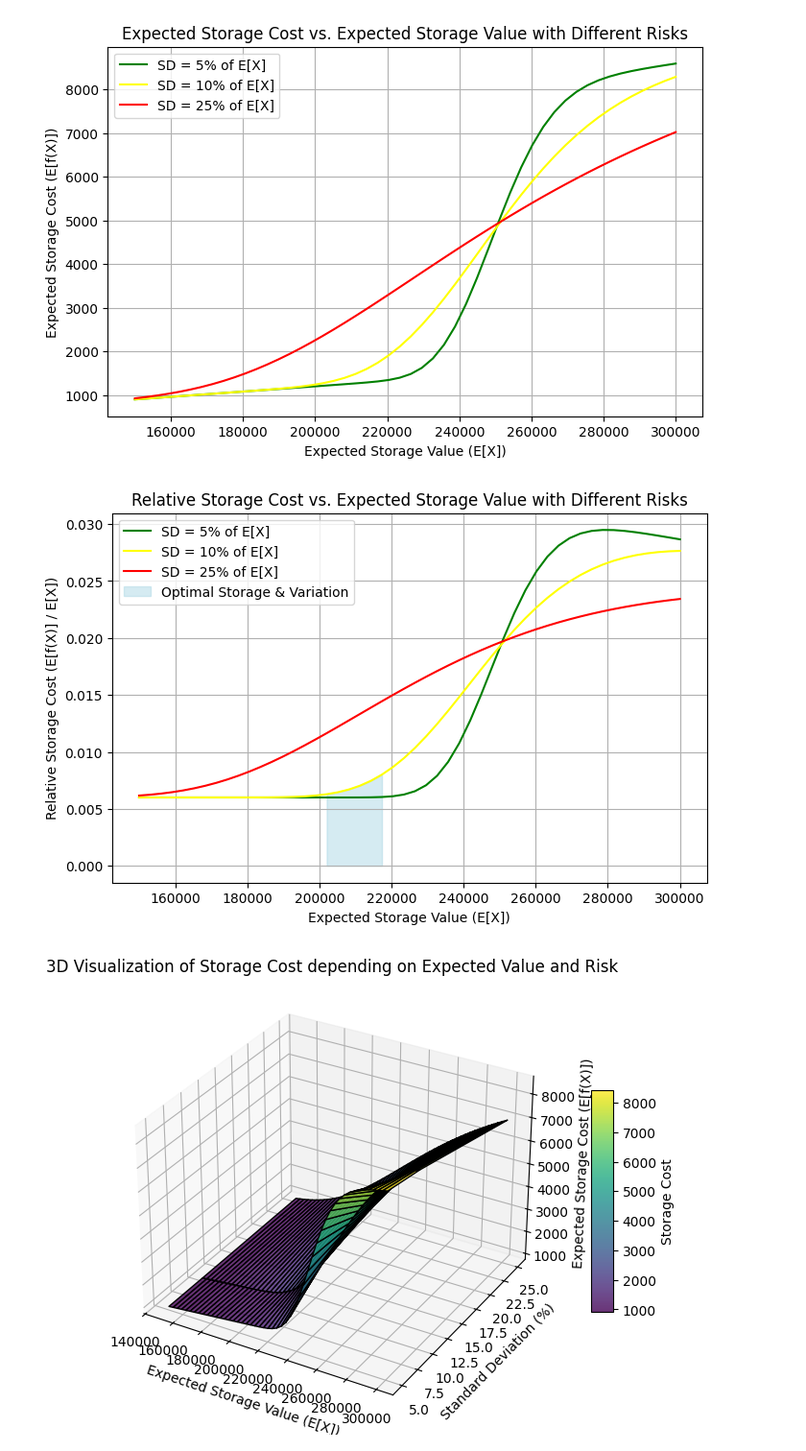
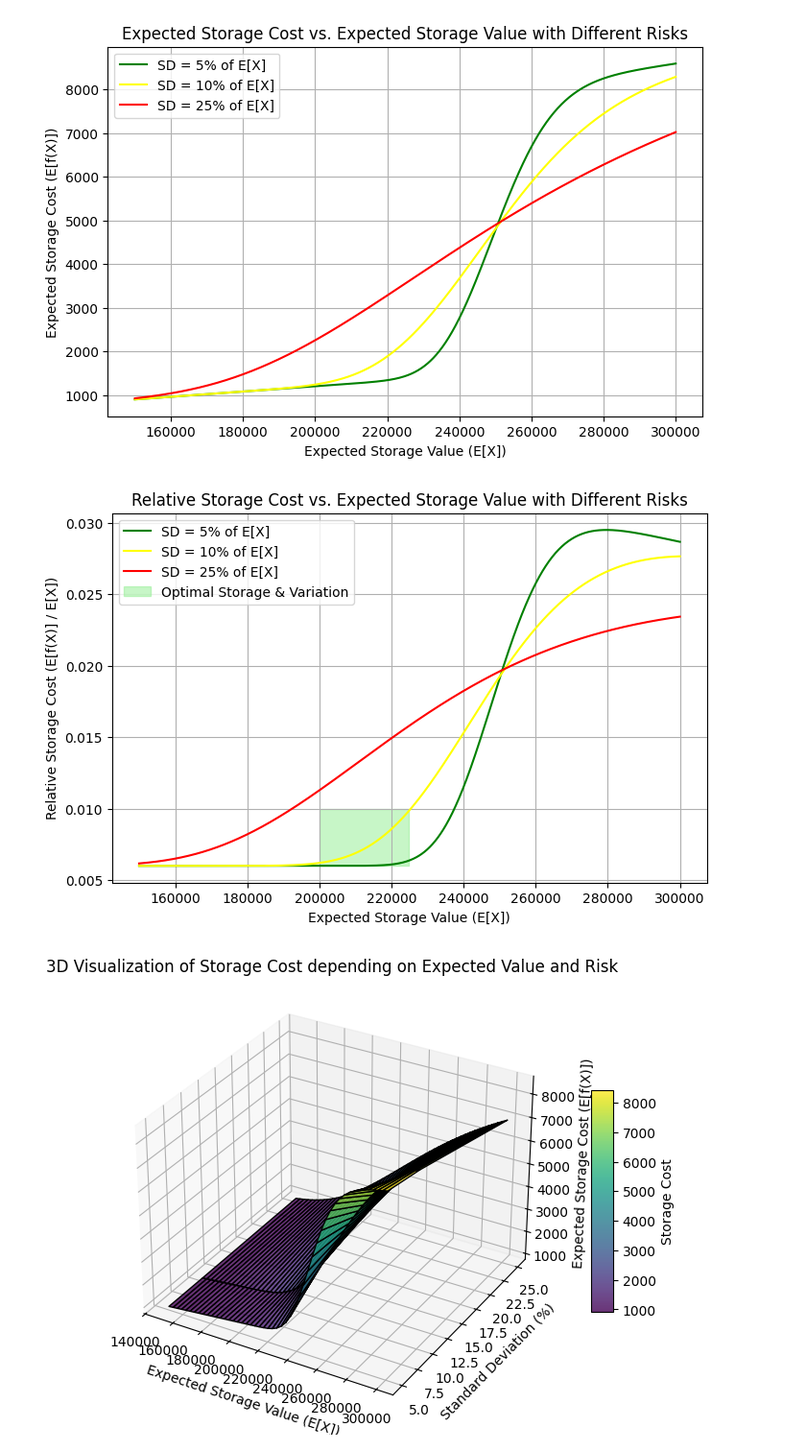
Before and after one commit to buecktobias/ibsys2SCM, a Jupyter notebook: analysis/planning_analysis_visualization.ipynb, the cells around one changed output. Shown at 96% size. Saved outputs shown, nothing was run; the diff lists cells and outputs as text; code cells hidden in the pictures.

Commit message:
added graphics

```diff
--- a/analysis/planning_analysis_visualization.ipynb
+++ b/analysis/planning_analysis_visualization.ipynb
@@ -26,7 +30,7 @@ plt.show()
 from scipy.stats import norm
 
 # Define expected storage values and their standard deviations (5%, 10%, 25% of expected_storage)
-expected_values = np.linspace(150e3, 300e3, 50)  # Range of expected storage values
+expected_values = np.linspace(150e3, 300e3, 1_000)  # Range of expected storage values
 sd_percentages = [0.05, 0.10, 0.25]  # Standard deviation as percentage of expected_storage
 threshold = 250000  # Threshold value for storage cost
 # Prepare storage cost results
@@ -69,23 +73,24 @@ plt.show()
 # %%
 # Compute relative storage cost s(x) / x for each expected value and standard deviation
 relative_storage_costs = {sd_pct: np.array(storage_costs[sd_pct]) / expected_values for sd_pct in sd_percentages}
-goal_min, goal_max = 200000, 220000
+goal_min, goal_max = 200000, 225000
 goal_range = (expected_values >= goal_min) & (expected_values <= goal_max)
 
 # Plot relative storage costs
 plt.figure(figsize=(8, 5))
 for sd_pct in sd_percentages:
     plt.plot(expected_values, relative_storage_costs[sd_pct], label=f"SD = {int(sd_pct * 100)}% of E[X]", color=colors[sd_pct])
-plt.fill_between(expected_values[goal_range], relative_storage_costs[0.10][goal_range], color="lightblue", alpha=0.5, label="Optimal Storage & Variation")
+plt.fill_between(expected_values[goal_range], 0.01, 0.006, color="lightgreen", alpha=0.5, label="Optimal Storage & Variation")
 
 plt.xlabel("Expected Storage Value (E[X])")
 plt.ylabel("Relative Storage Cost (E[f(X)] / E[X])")
 plt.title("Relative Storage Cost vs. Expected Storage Value with Different Risks")
 plt.legend()
 plt.grid()
+plt.savefig("../docs/images/relative_storage_cost_optimal.png", format="png")
 plt.show()
 # %% [output]
-[figure, old version]
+[figure, new version]
 # %%
 from mpl_toolkits.mplot3d import Axes3D
 
```
Also changed, not shown: parts of 2 cells of this notebook, 9 other files.
